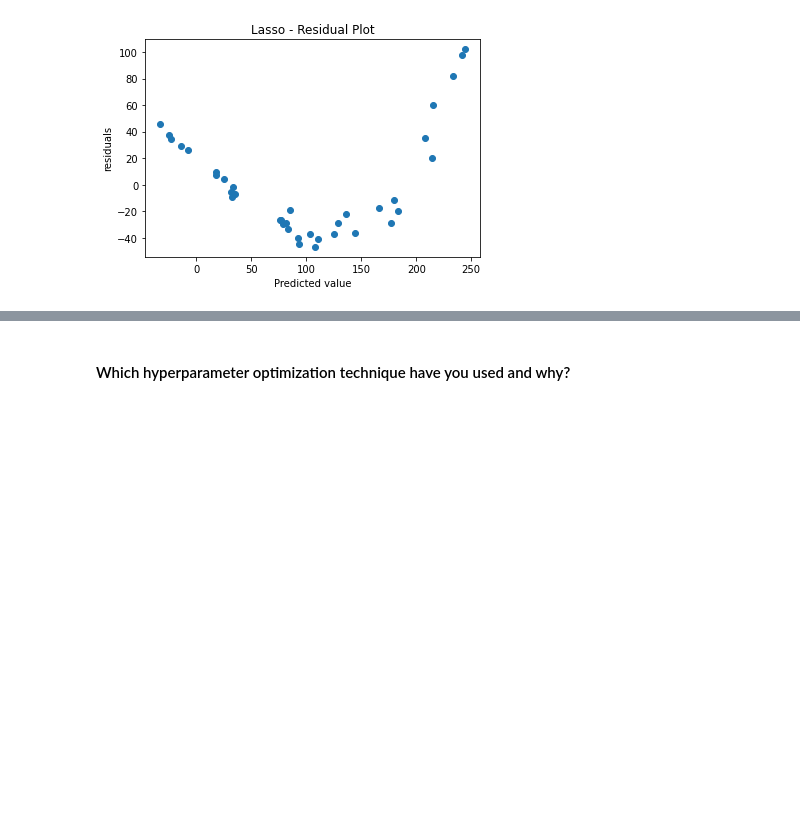
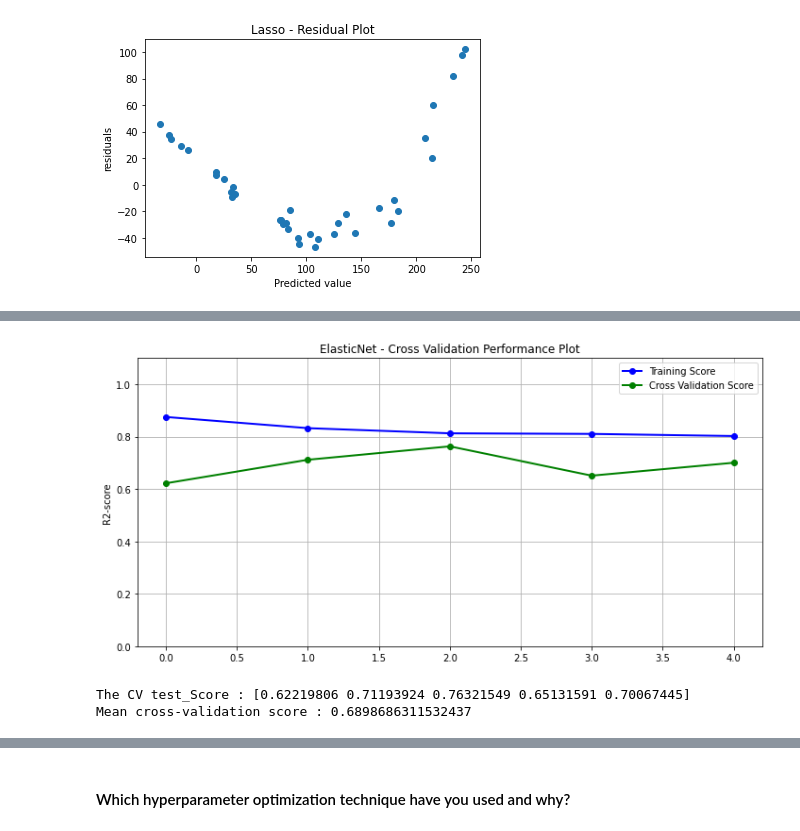
Before and after one commit to ashish-mali/Regression-Yes-Bank-Stock-Closing-Price-Prediction, a Jupyter notebook: Yes_Bank_Stock_Closing_Price_Prediction_Capstone_Project.ipynb, the cells around one changed output, grey strips where cells are left out. Saved outputs shown, nothing was run; the diff lists cells and outputs as text; code cells hidden in the pictures; blank space fills up the shorter version.

```diff
--- a/Yes_Bank_Stock_Closing_Price_Prediction_Capstone_Project.ipynb
+++ b/Yes_Bank_Stock_Closing_Price_Prediction_Capstone_Project.ipynb
@@ -2540,0 +2610,8 @@ check_homoscedasticity(model = lasso, model_name = 'Lasso')
+# %%
+#  ElasticNet - Cross Validation r2-score and Performance Plot
+plt.figure(figsize = (10,5))
+plot_cv_perfomance(model = elasticnet, model_name = 'ElasticNet')
+# %% [output]
+[figure, added]
+The CV test_Score : [0.62219806 0.71193924 0.76321549 0.65131591 0.70067445]
+Mean cross-validation score : 0.6898686311532437
```
Also changed, not shown: parts of 16 cells of this notebook.
